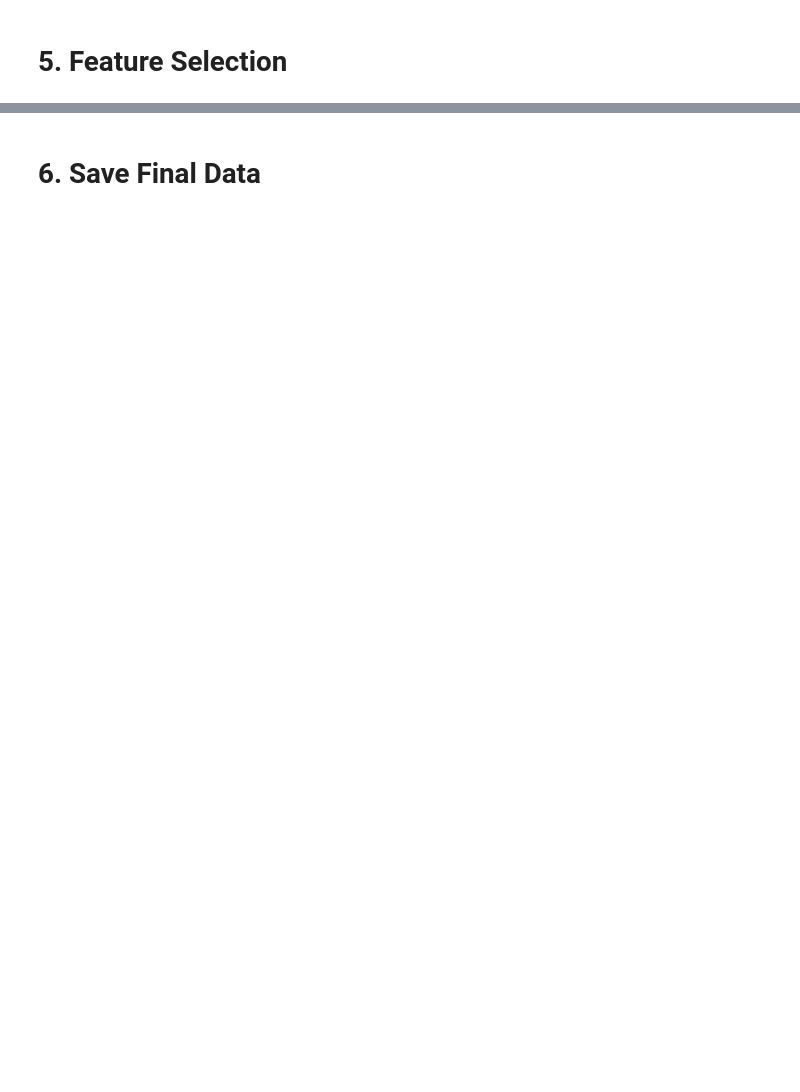
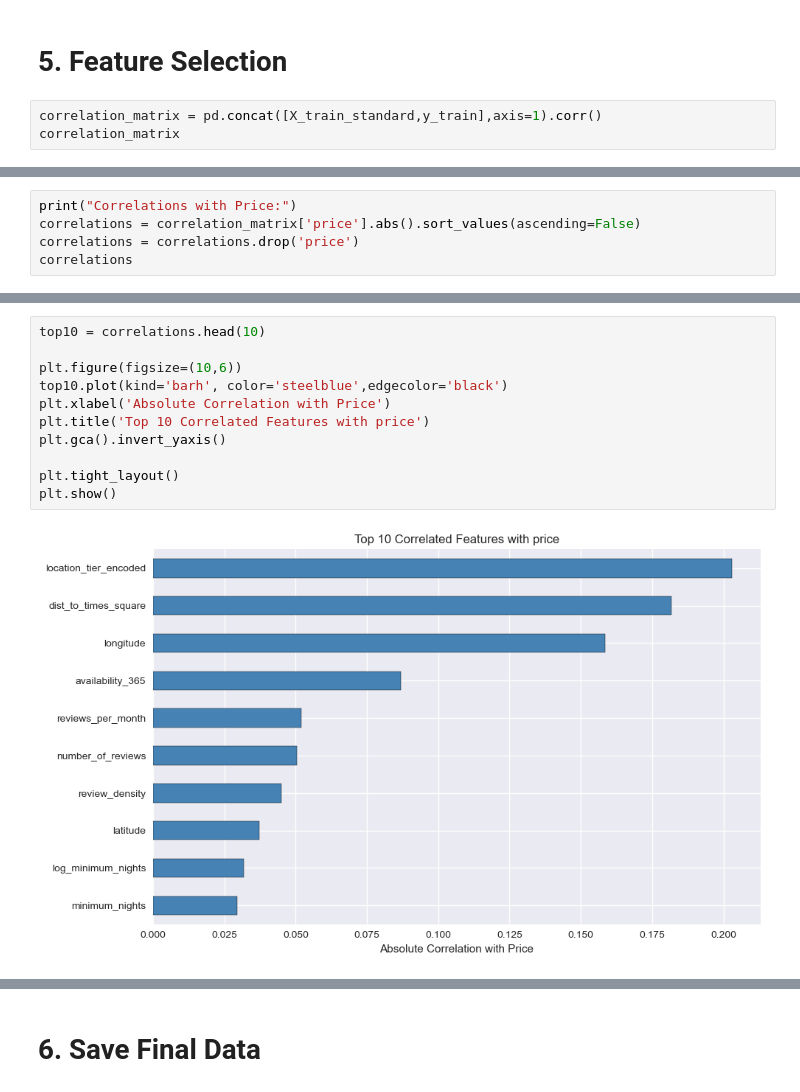
Before and after one commit to MTSU-DATA4950-Capstone-Spring2026/Team7-R1_AirbnbPricing, a Jupyter notebook: notebooks/Team07_03_feature_engineering.ipynb, the cells around one changed output, grey strips where cells are left out. Saved outputs shown, nothing was run; the diff lists cells and outputs as text; blank space fills up the shorter version.

```diff
--- a/notebooks/Team07_03_feature_engineering.ipynb
+++ b/notebooks/Team07_03_feature_engineering.ipynb
@@ -531,2 +662,5 @@ The `neighbourhood` column has a lot of unique values, which is why there's a si
 # %% [markdown]
 # 5. Feature Selection
+# %%
+correlation_matrix = pd.concat([X_train_standard,y_train],axis=1).corr()
+correlation_matrix
@@ -532,0 +681,5 @@ The `neighbourhood` column has a lot of unique values, which is why there's a si
+# %%
+print("Correlations with Price:")
+correlations = correlation_matrix['price'].abs().sort_values(ascending=False)
+correlations = correlations.drop('price')
+correlations
@@ -532,0 +721,13 @@ The `neighbourhood` column has a lot of unique values, which is why there's a si
+# %%
+top10 = correlations.head(10)
+
+plt.figure(figsize=(10,6))
+top10.plot(kind='barh', color='steelblue',edgecolor='black')
+plt.xlabel('Absolute Correlation with Price')
+plt.title('Top 10 Correlated Features with price')
+plt.gca().invert_yaxis()
+
+plt.tight_layout()
+plt.show()
+# %% [output]
+[figure, added]
```
Also changed, not shown: parts of 18 cells of this notebook, 10 other files.
